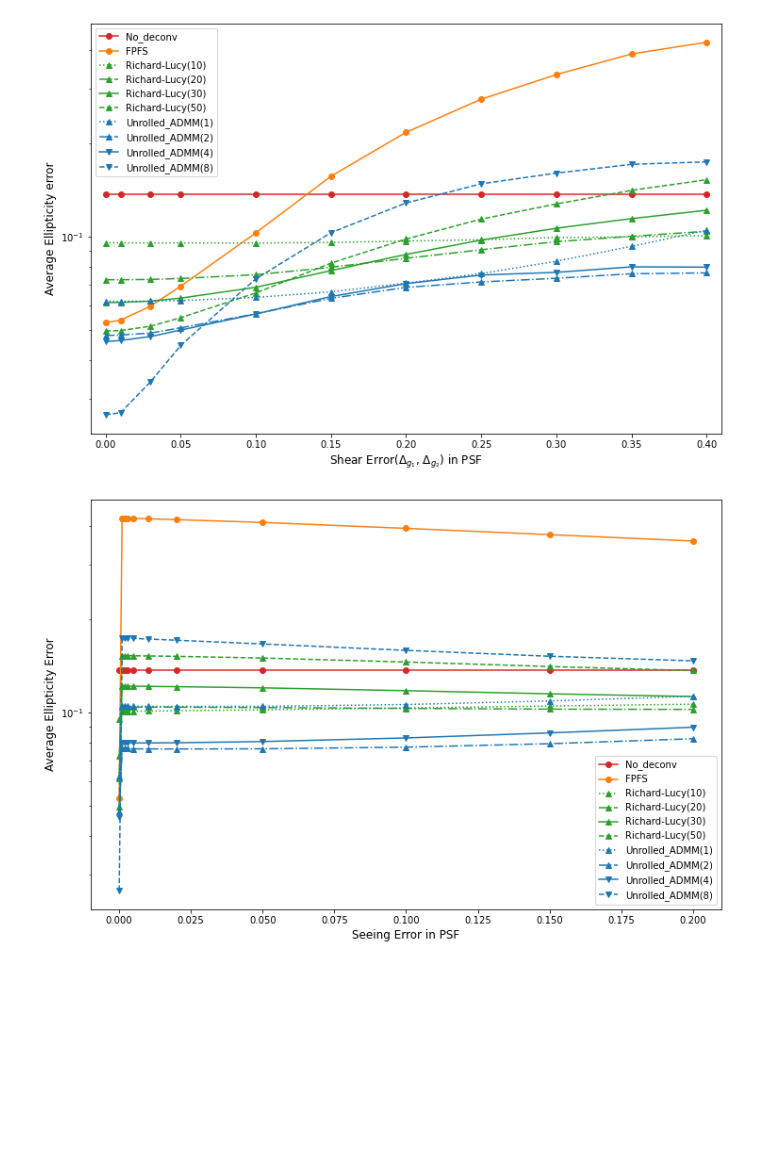
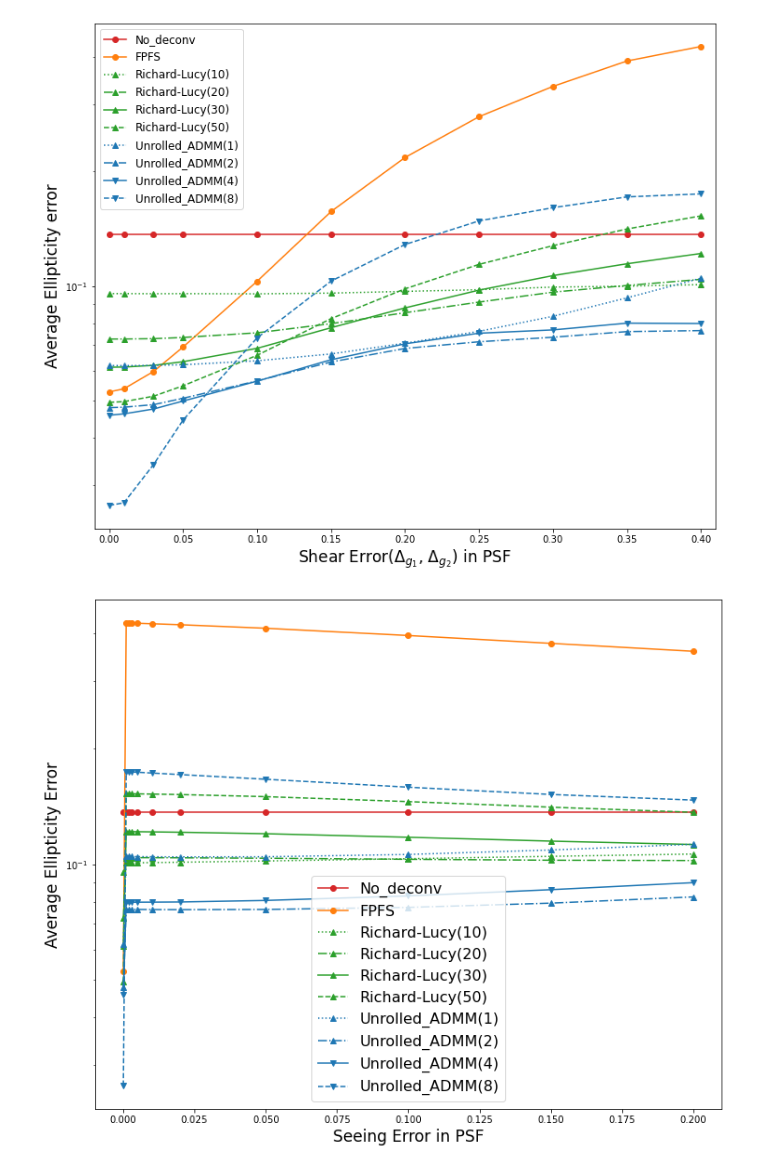
Before and after one commit to Lukeli0425/Galaxy-Deconv, a Jupyter notebook: psf_error.ipynb, the cells around one changed output. Cells and saved outputs as stored; diff of their text form; code cells hidden in the pictures; blank space fills up the shorter version.

```diff
--- a/psf_error.ipynb
+++ b/psf_error.ipynb
@@ -17,37 +17,37 @@ methods = {'No_deconv':'-o',
 shear_errs=[0, 0.01, 0.03, 0.05, 0.1, 0.15, 0.2, 0.25, 0.3, 0.35, 0.4]
 seeing_errs=[0, 0.001, 0.002, 0.003, 0.005, 0.01, 0.02, 0.05, 0.1, 0.15, 0.2]
 # %%
-fig = plt.figure(figsize=(12,8))
+fig = plt.figure(figsize=(12,10))
 
 for method in methods:
     result_path = os.path.join('results', method)
     results_file = os.path.join(result_path, 'results_psf_shear_err.json')
     with open(results_file, 'r') as f:
         results = json.load(f)
     if method == 'No_deconv':
         gt_shear = np.array(results['0']['gt_shear'])
 
     g_errs, g_stds = [], []
     for shear_err in shear_errs:
         rec_err = np.abs(np.array(results[str(shear_err)]['rec_shear']) - gt_shear)
         g_errs.append(np.mean(rec_err[:,2]))
         g_stds.append(np.std(rec_err[:,2]))
 
     color = 'tab:blue' if 'ADMM' in method else ('tab:green' if 'Richard-Lucy' in method else ('tab:orange' if method=='FPFS' else 'tab:red'))
     plt.plot(shear_errs, g_errs, methods[method], label=method, color=color)
 
-plt.xlabel('Shear Error($\Delta_{g_1}$, $\Delta_{g_2}$) in PSF', fontsize=12)
-plt.ylabel('Average Ellipticity error', fontsize=12)
+plt.xlabel('Shear Error($\Delta_{g_1}$, $\Delta_{g_2}$) in PSF', fontsize=17)
+plt.ylabel('Average Ellipticity error', fontsize=17)
 plt.xlim([-0.01, 0.41])
 # plt.xscale('log')
 plt.yscale('log')
-plt.legend(fontsize=10)
+plt.legend(fontsize=12)
 plt.savefig(os.path.join('figures', 'psf_shear_err.jpg'), bbox_inches='tight')
 plt.show()
 # %% [output]
-[figure, old version]
+[figure, new version]
 # %%
-fig = plt.figure(figsize=(12,8))
+fig = plt.figure(figsize=(12,10))
 
 for method in methods:
     result_path = os.path.join('results', method)
@@ -66,13 +66,13 @@ for method in methods:
     color = 'tab:blue' if 'ADMM' in method else ('tab:green' if 'Richard-Lucy' in method else ('tab:orange' if method=='FPFS' else 'tab:red'))
     plt.plot(seeing_errs, g_errs, methods[method], label=method, color=color)
 
-plt.xlabel('Seeing Error in PSF', fontsize=12)
-plt.ylabel('Average Ellipticity Error', fontsize=12)
+plt.xlabel('Seeing Error in PSF', fontsize=17)
+plt.ylabel('Average Ellipticity Error', fontsize=17)
 # plt.xlim([-0.0001, 0.02])
 # plt.xscale('log')
 plt.yscale('log')
-plt.legend(fontsize=10)
+plt.legend(fontsize=16)
 plt.savefig(os.path.join('figures', 'psf_seeing_err.jpg'), bbox_inches='tight')
 plt.show()
 # %% [output]
-[figure, old version]
+[figure, new version]
```
Also changed, not shown: 14 other files.
